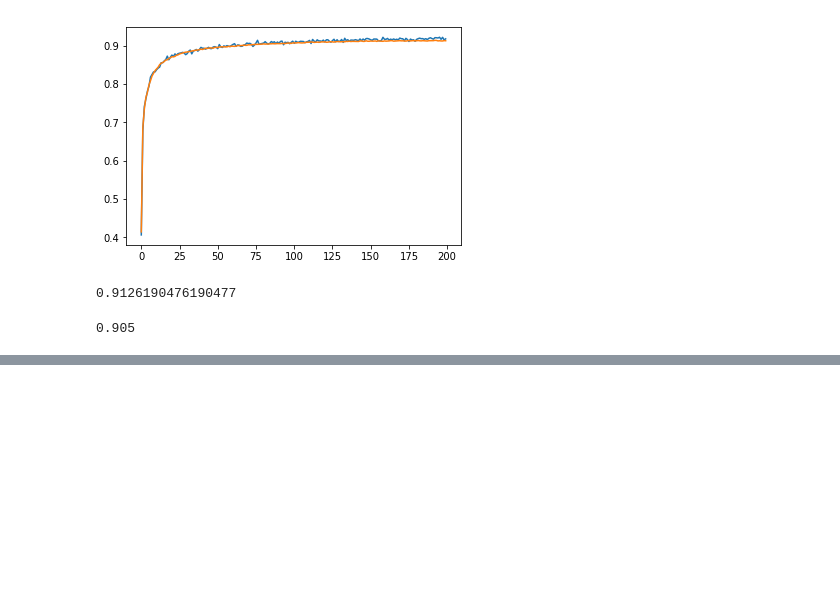
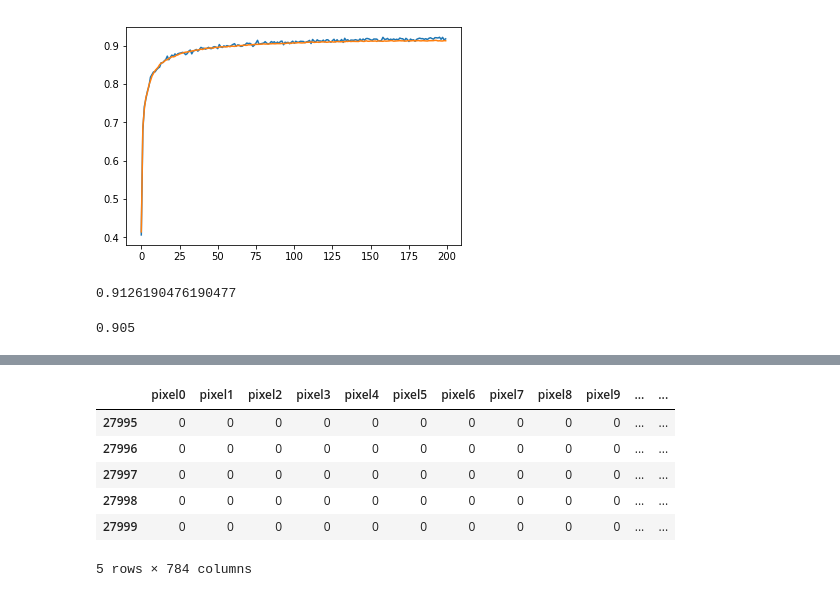
Before and after one commit to ShaunSpinelli/pytroch-fun, a Jupyter notebook: mnist-2.ipynb, the cells around one changed output, grey strips where cells are left out. Cells and saved outputs as stored; diff of their text form; code cells hidden in the pictures; blank space fills up the shorter version.

```diff
--- a/mnist-2.ipynb
+++ b/mnist-2.ipynb
@@ -194,0 +207,10 @@ for m in model.parameters():
+# %%
+df_test.tail()
+# %% [output]
+|  | pixel0 | pixel1 | pixel2 | pixel3 | pixel4 | pixel5 | pixel6 | pixel7 | pixel8 | pixel9 | ... | ... |
+| 27995 | 0 | 0 | 0 | 0 | 0 | 0 | 0 | 0 | 0 | 0 | ... | ... |
+| 27996 | 0 | 0 | 0 | 0 | 0 | 0 | 0 | 0 | 0 | 0 | ... | ... |
+| 27997 | 0 | 0 | 0 | 0 | 0 | 0 | 0 | 0 | 0 | 0 | ... | ... |
+| 27998 | 0 | 0 | 0 | 0 | 0 | 0 | 0 | 0 | 0 | 0 | ... | ... |
+| 27999 | 0 | 0 | 0 | 0 | 0 | 0 | 0 | 0 | 0 | 0 | ... | ... |
+5 rows × 784 columns
```
Also changed, not shown: parts of 10 cells of this notebook.
